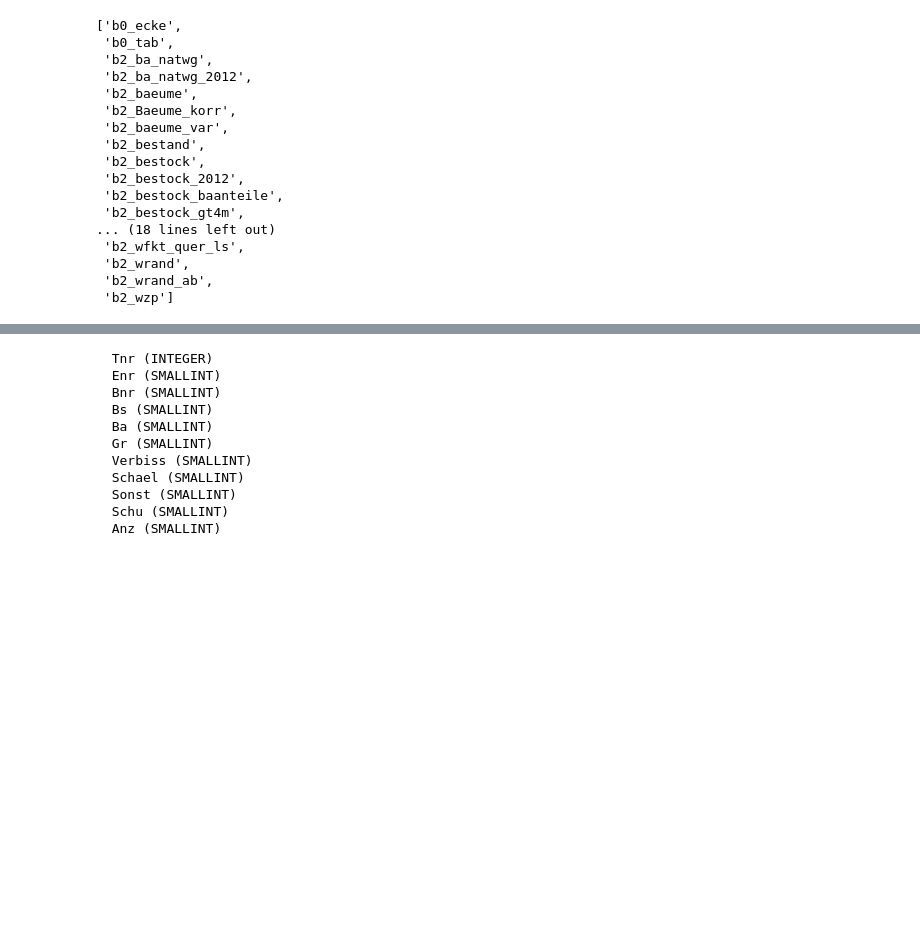
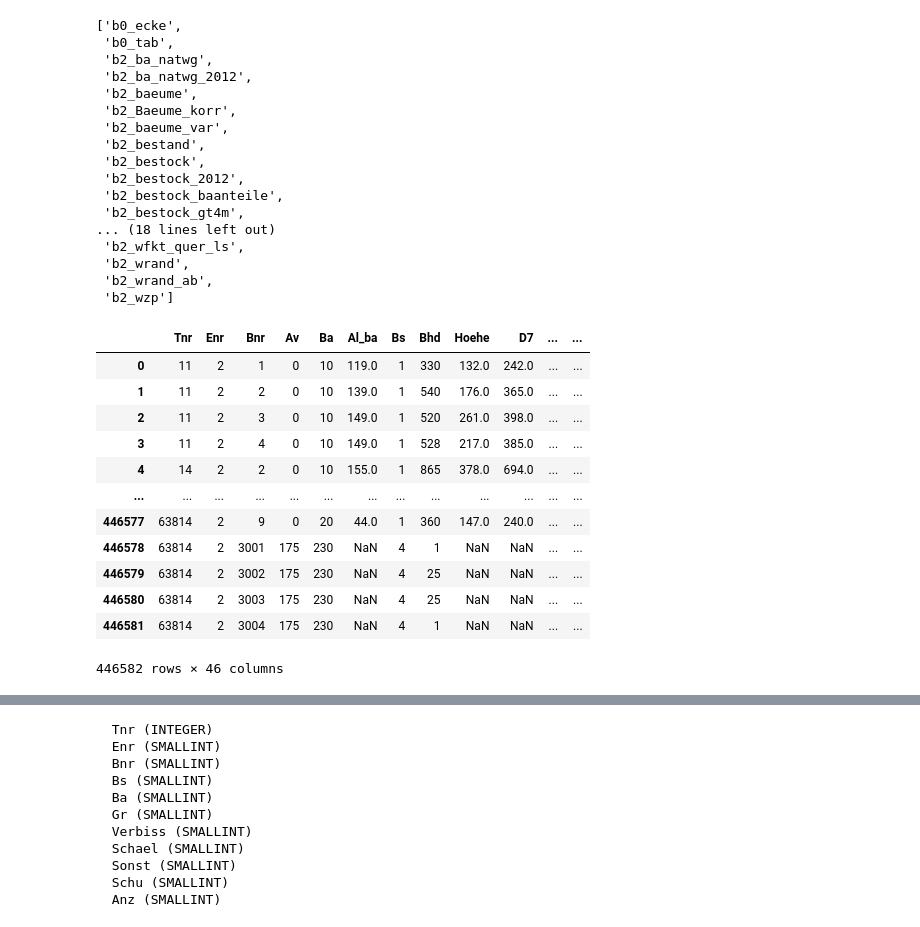
Before and after one commit to hansendav/UBS-ML-24, a Jupyter notebook: notebooks/explore_databases.ipynb, the cells around one changed output, grey strips where cells are left out. Saved outputs shown, nothing was run; the diff lists cells and outputs as text; code cells hidden in the pictures; blank space fills up the shorter version.

```diff
--- a/notebooks/explore_databases.ipynb
+++ b/notebooks/explore_databases.ipynb
@@ -85,0 +88,16 @@ df_joined_x = pd.merge(df_joined_x,  df_bestand, on=['Tnr', 'Enr'], how='inner')
+# %%
+df_main
+# %% [output]
+|  | Tnr | Enr | Bnr | Av | Ba | Al_ba | Bs | Bhd | Hoehe | D7 | ... | ... |
+| 0 | 11 | 2 | 1 | 0 | 10 | 119.0 | 1 | 330 | 132.0 | 242.0 | ... | ... |
+| 1 | 11 | 2 | 2 | 0 | 10 | 139.0 | 1 | 540 | 176.0 | 365.0 | ... | ... |
+| 2 | 11 | 2 | 3 | 0 | 10 | 149.0 | 1 | 520 | 261.0 | 398.0 | ... | ... |
+| 3 | 11 | 2 | 4 | 0 | 10 | 149.0 | 1 | 528 | 217.0 | 385.0 | ... | ... |
+| 4 | 14 | 2 | 2 | 0 | 10 | 155.0 | 1 | 865 | 378.0 | 694.0 | ... | ... |
+| ... | ... | ... | ... | ... | ... | ... | ... | ... | ... | ... | ... | ... |
+| 446577 | 63814 | 2 | 9 | 0 | 20 | 44.0 | 1 | 360 | 147.0 | 240.0 | ... | ... |
+| 446578 | 63814 | 2 | 3001 | 175 | 230 | NaN | 4 | 1 | NaN | NaN | ... | ... |
+| 446579 | 63814 | 2 | 3002 | 175 | 230 | NaN | 4 | 25 | NaN | NaN | ... | ... |
+| 446580 | 63814 | 2 | 3003 | 175 | 230 | NaN | 4 | 25 | NaN | NaN | ... | ... |
+| 446581 | 63814 | 2 | 3004 | 175 | 230 | NaN | 4 | 1 | NaN | NaN | ... | ... |
+446582 rows × 46 columns
```
Also changed, not shown: parts of 33 cells of this notebook, 4 other files.
